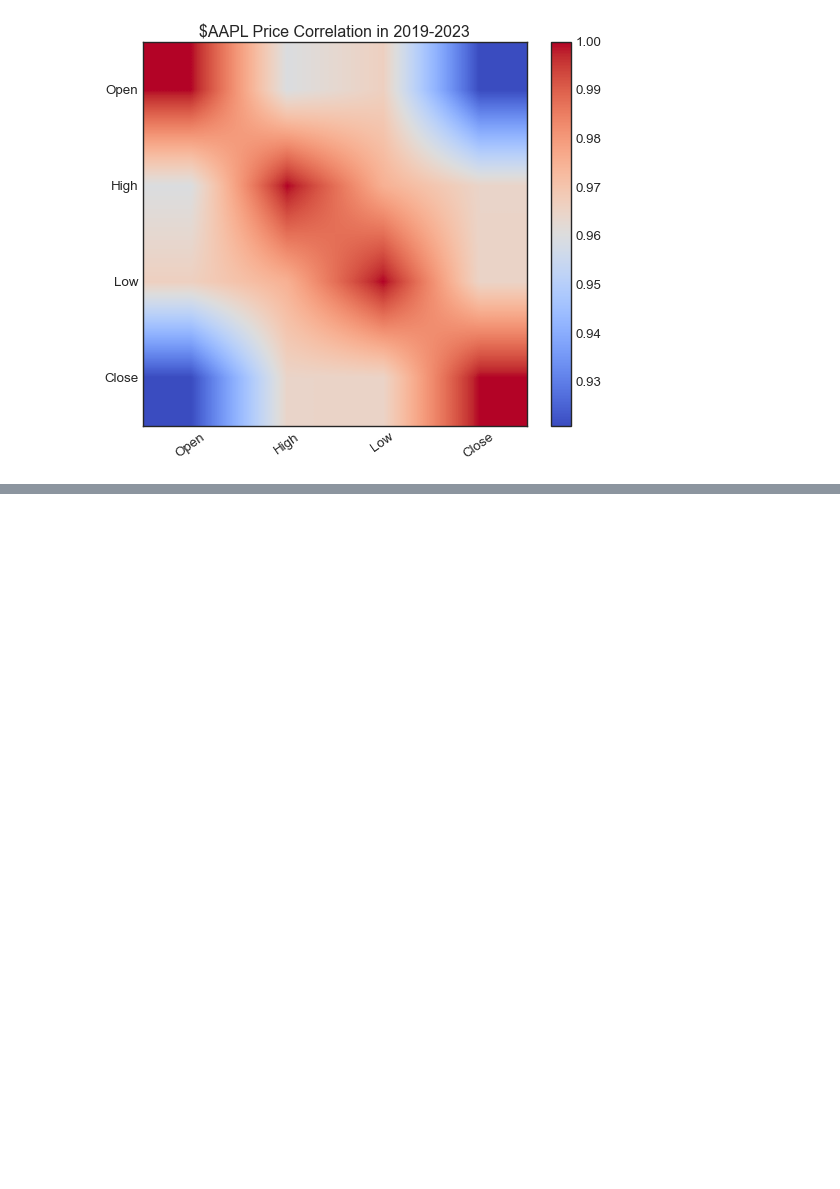
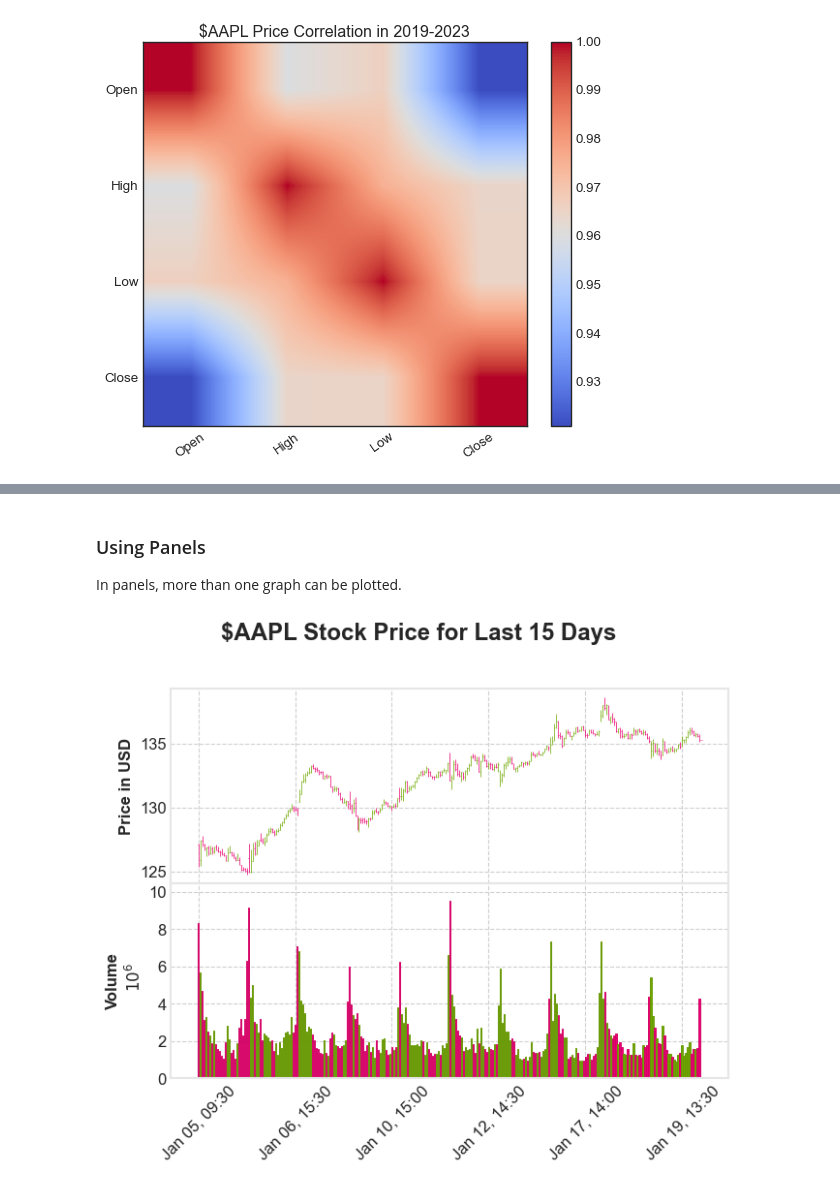
Before and after one commit to bilalonur/financial-visualization, a Jupyter notebook: finance-visualization.ipynb, the cells around one changed output, grey strips where cells are left out. Cells and saved outputs as stored; diff of their text form; code cells hidden in the pictures; blank space fills up the shorter version.

```diff
--- a/finance-visualization.ipynb
+++ b/finance-visualization.ipynb
@@ -235,0 +312,7 @@ plt.show()
+# %% [markdown]
+<h3>Using Panels</h3>
+In panels, more than one graph can be plotted.
+# %%
+mpf.plot(stock_data, type='ohlc', style='binance', panel_ratios=(1,1), volume=True, title='$'+stock_symbol+' Stock Price for Last 15 Days', ylabel='Price in USD', ylabel_lower='Volume')
+# %% [output]
+[figure, added]
```
Also changed, not shown: parts of 21 cells of this notebook, 1 other file.
